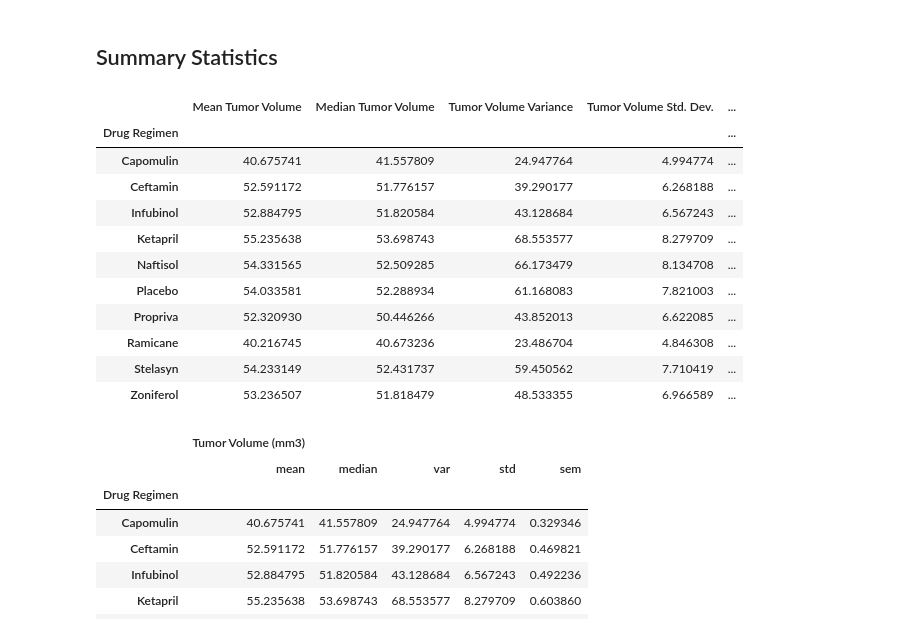
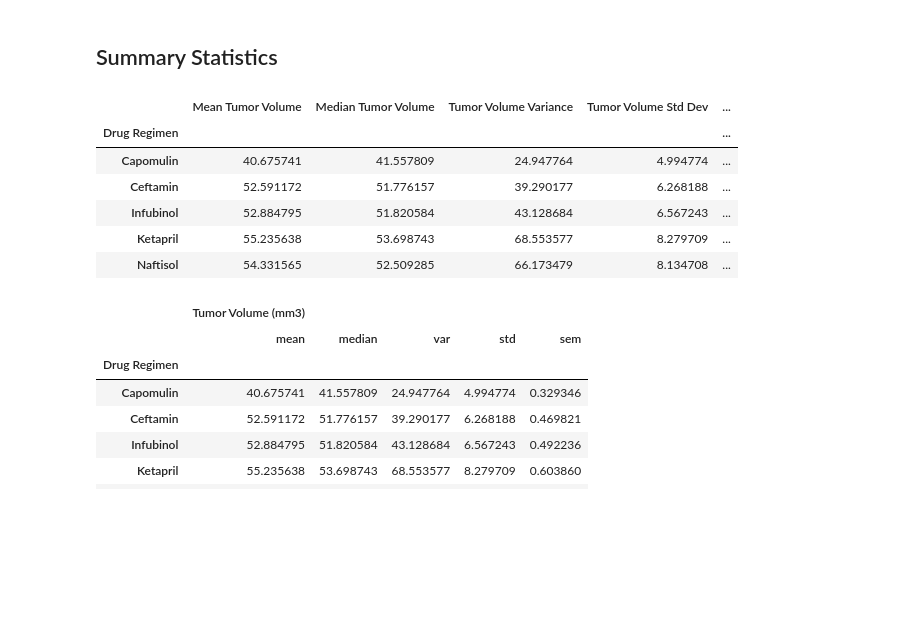
Before and after one commit to HungK28/matplotlib_challenge, a Jupyter notebook: pymaceuticals_starter.ipynb, the cells around one changed output. Saved outputs shown, nothing was run; the diff lists cells and outputs as text; code cells hidden in the pictures; blank space fills up the shorter version.

Commit message:
summary

```diff
--- a/pymaceuticals_starter.ipynb
+++ b/pymaceuticals_starter.ipynb
@@ -90,22 +90,30 @@ Name: Mouse ID, dtype: object
 # %%
 # Generate a summary statistics table of mean, median, variance, standard deviation, and SEM of the tumor volume for each regimen
 
 # Use groupby and summary statistical methods to calculate the following properties of each drug regimen:
 # mean, median, variance, standard deviation, and SEM of the tumor volume.
+summary_df = clean_df.groupby('Drug Regimen')
+
+tumor_mean = summary_df['Tumor Volume (mm3)'].mean()
+tumor_median = summary_df['Tumor Volume (mm3)'].median()
+tumor_var = summary_df['Tumor Volume (mm3)'].var()
+tumor_stdev = summary_df['Tumor Volume (mm3)'].std()
+tumor_sem = summary_df['Tumor Volume (mm3)'].sem()
 # Assemble the resulting series into a single summary dataframe.
+summary_stats_df = pd.DataFrame({'Mean Tumor Volume': tumor_mean,
+                                'Median Tumor Volume': tumor_median,
+                                'Tumor Volume Variance': tumor_var,
+                                'Tumor Volume Std Dev': tumor_stdev,
+                                'Tumor Volume Std Err': tumor_sem})
+summary_stats_df.head()
 # %% [output]
-|  | Mean Tumor Volume | Median Tumor Volume | Tumor Volume Variance | Tumor Volume Std. Dev. | ... |
+|  | Mean Tumor Volume | Median Tumor Volume | Tumor Volume Variance | Tumor Volume Std Dev | ... |
 | Drug Regimen |  |  |  |  | ... |
 | Capomulin | 40.675741 | 41.557809 | 24.947764 | 4.994774 | ... |
 | Ceftamin | 52.591172 | 51.776157 | 39.290177 | 6.268188 | ... |
 | Infubinol | 52.884795 | 51.820584 | 43.128684 | 6.567243 | ... |
 | Ketapril | 55.235638 | 53.698743 | 68.553577 | 8.279709 | ... |
 | Naftisol | 54.331565 | 52.509285 | 66.173479 | 8.134708 | ... |
-| Placebo | 54.033581 | 52.288934 | 61.168083 | 7.821003 | ... |
-| Propriva | 52.320930 | 50.446266 | 43.852013 | 6.622085 | ... |
-| Ramicane | 40.216745 | 40.673236 | 23.486704 | 4.846308 | ... |
-| Stelasyn | 54.233149 | 52.431737 | 59.450562 | 7.710419 | ... |
-| Zoniferol | 53.236507 | 51.818479 | 48.533355 | 6.966589 | ... |
 # %%
 # Generate a summary statistics table of mean, median, variance, standard deviation, and SEM of the tumor volume for each regimen
 
```
